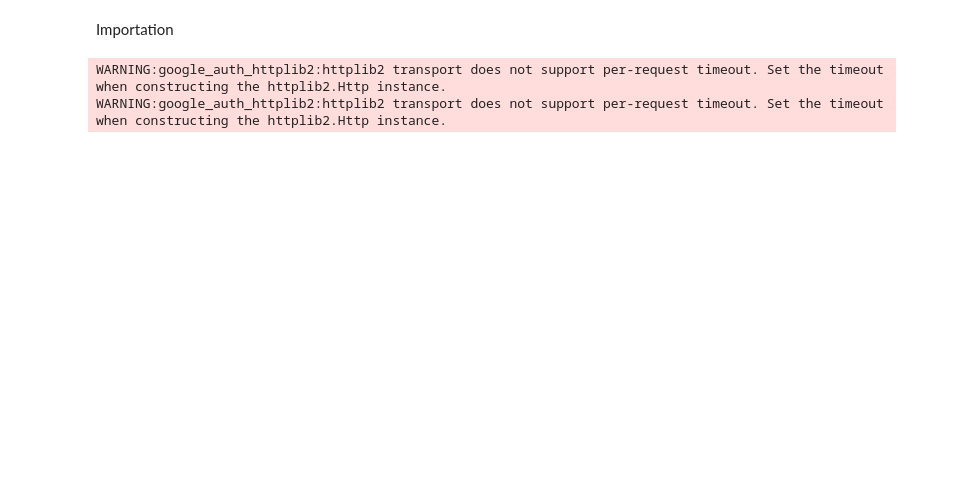
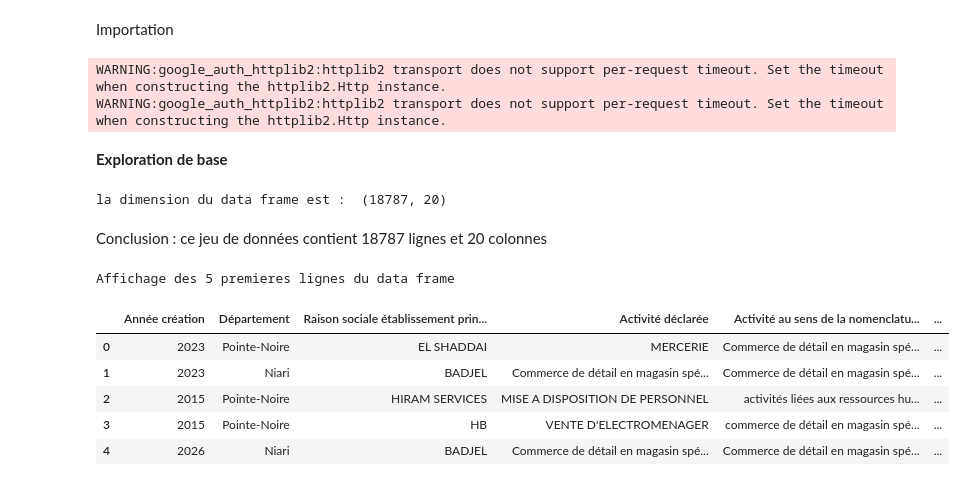
Before and after one commit to Perine23Dev/analyse-entreprises-emploi-republique-du-congo, a Jupyter notebook: projet_base.ipynb, the cells around one changed output. Drawn from its saved outputs; the diff is of its cells as text; code cells hidden in the pictures; blank space fills up the shorter version.

```diff
--- a/projet_base.ipynb
+++ b/projet_base.ipynb
@@ -31,3 +31,23 @@ df = pd.read_excel(tampon)
 # %% [output]
 WARNING:google_auth_httplib2:httplib2 transport does not support per-request timeout. Set the timeout when constructing the httplib2.Http instance.
 WARNING:google_auth_httplib2:httplib2 transport does not support per-request timeout. Set the timeout when constructing the httplib2.Http instance.
+# %% [markdown]
+**Exploration de base**
+# %%
+dimension=df.shape
+print("la dimension du data frame est : ", dimension)
+# %% [output]
+la dimension du data frame est :  (18787, 20)
+# %% [markdown]
+Conclusion : ce jeu de données contient 18787 lignes et 20 colonnes
+# %%
+#affichage des 5 premières lignes du dataframe
+df.head()
+# %% [output]
+Affichage des 5 premieres lignes du data frame
+|  | Année création | Département | Raison sociale établissement prin... | Activité déclarée | Activité au sens de la nomenclatu... | ... |
+| 0 | 2023 | Pointe-Noire | EL SHADDAI | MERCERIE | Commerce de détail en magasin spé... | ... |
+| 1 | 2023 | Niari | BADJEL | Commerce de détail en magasin spé... | Commerce de détail en magasin spé... | ... |
+| 2 | 2015 | Pointe-Noire | HIRAM SERVICES | MISE A DISPOSITION DE PERSONNEL | activités liées aux ressources hu... | ... |
+| 3 | 2015 | Pointe-Noire | HB | VENTE D'ELECTROMENAGER | commerce de détail en magasin spé... | ... |
+| 4 | 2026 | Niari | BADJEL | Commerce de détail en magasin spé... | Commerce de détail en magasin spé... | ... |
```
Also changed, not shown: parts of 10 cells of this notebook.
